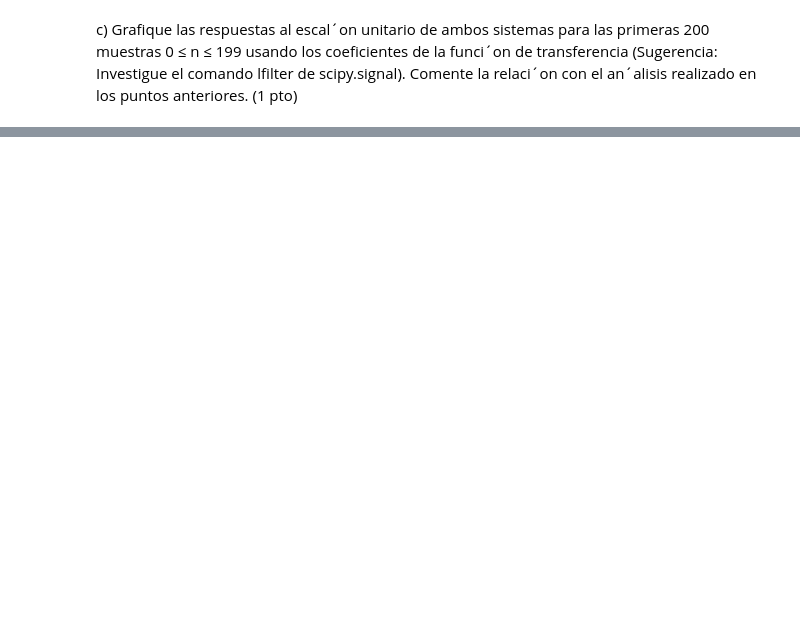
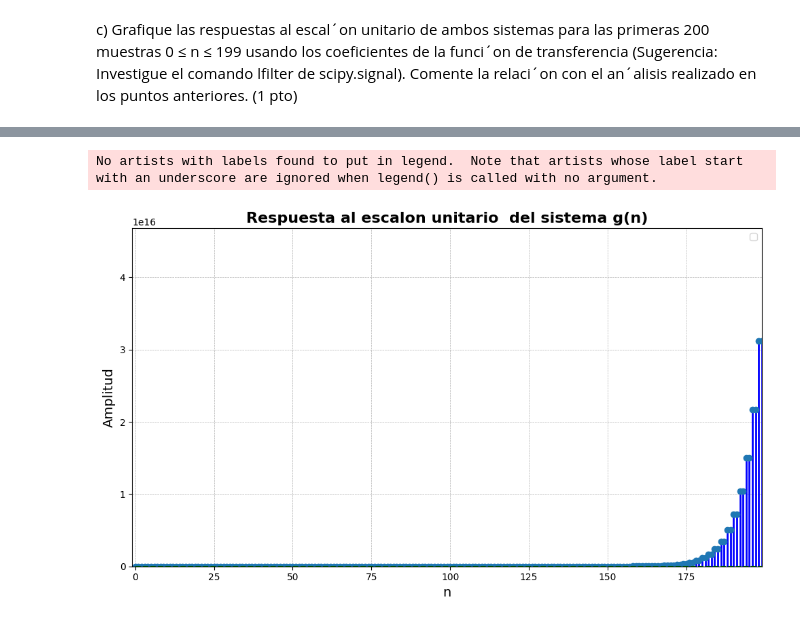
Before and after one commit to ExampleToFollow/PracticasPDS, a Jupyter notebook: Lab3/LAB3_IF_Computacional_HineillCespedes_20213704.ipynb, the cells around one changed output, grey strips where cells are left out. Drawn from its saved outputs; the diff is of its cells as text; code cells hidden in the pictures; blank space fills up the shorter version.

```diff
--- a/Lab3/LAB3_IF_Computacional_HineillCespedes_20213704.ipynb
+++ b/Lab3/LAB3_IF_Computacional_HineillCespedes_20213704.ipynb
@@ -524,0 +546,9 @@ No artists with labels found to put in legend.  Note that artists whose label st
+# %%
+g_numerador = np.convolve([10 , 0], [500 , -675 , 405, -324])
+g_denominador = [2500 , -4500 , -1575 , 6480 , -2916]
+respuesta_unit_step_g = lfilter(g_numerador, g_denominador , unit_step)
+respuesta_unit_step_g_idx = np.arange(len(respuesta_unit_step_h))
+plotear(respuesta_unit_step_g_idx,  respuesta_unit_step_g , "Respuesta al escalon unitario  del sistema g(n)")
+# %% [output]
+No artists with labels found to put in legend.  Note that artists whose label start with an underscore are ignored when legend() is called with no argument.
+[figure, added]
```
Also changed, not shown: parts of 22 cells of this notebook, 1 other file.
